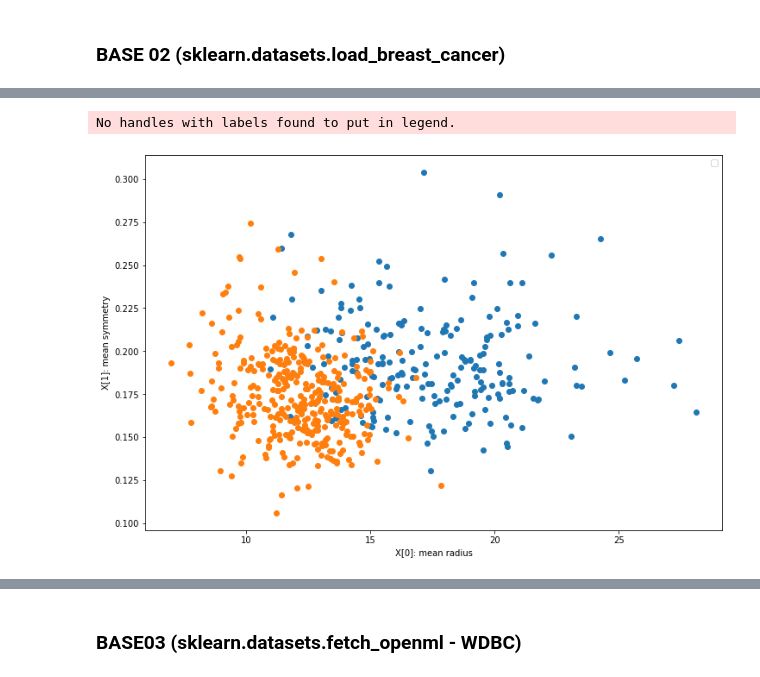
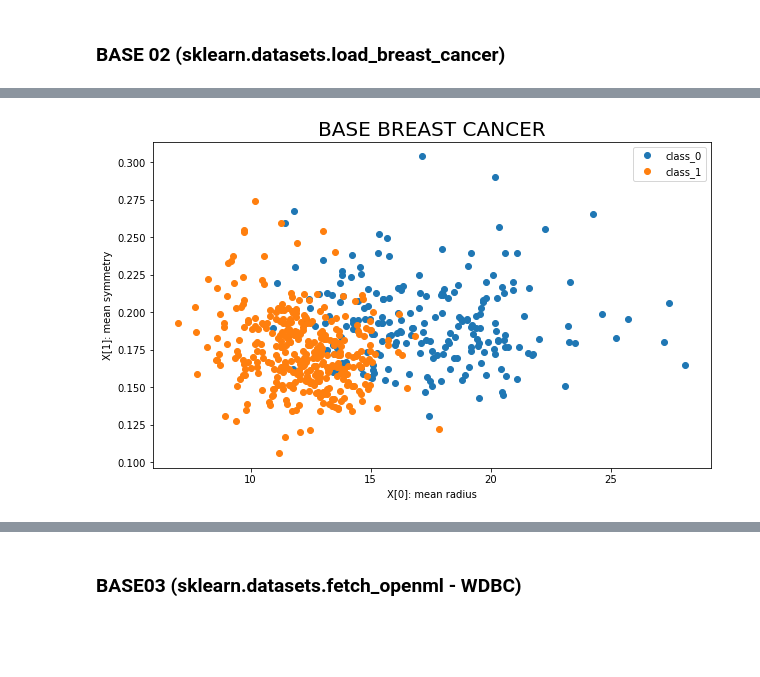
Before and after one commit to TNK443/RecPadroes, a Jupyter notebook: 04_ArvoreDeDecisao_Tarefa.ipynb, the cells around one changed output, grey strips where cells are left out. Drawn from its saved outputs; the diff is of its cells as text; code cells hidden in the pictures; blank space fills up the shorter version.

```diff
--- a/04_ArvoreDeDecisao_Tarefa.ipynb
+++ b/04_ArvoreDeDecisao_Tarefa.ipynb
@@ -583,15 +1174,19 @@ print(dataset2.DESCR)
 # %%
+#---------------------------------------------------------------------------------
 X2, y2 = dataset2.data[:,[0,8]], dataset2.target
 
-plt.figure(figsize=(12,8))
+plt.figure(figsize=(10,6))
+plt.title('BASE BREAST CANCER', fontsize=20)
+
 for k in sorted(set(y2)):
-    plt.plot(X2[:, 0][y2==k], X2[:, 1][y2==k], 'o')
+    plt.plot(X2[:, 0][y2==k], X2[:, 1][y2==k], 'o', label=f"{dataset1.target_names[k]}")
 
 
 plt.legend()
 plt.xlabel(f"X[0]: {dataset2.feature_names[0]}")
 plt.ylabel(f"X[1]: {dataset2.feature_names[8]}")
+
 plt.show()
+#---------------------------------------------------------------------------------
 # %% [output]
-No handles with labels found to put in legend.
-[figure, old version]
+[figure, new version]
```
Also changed, not shown: parts of 57 cells of this notebook.
